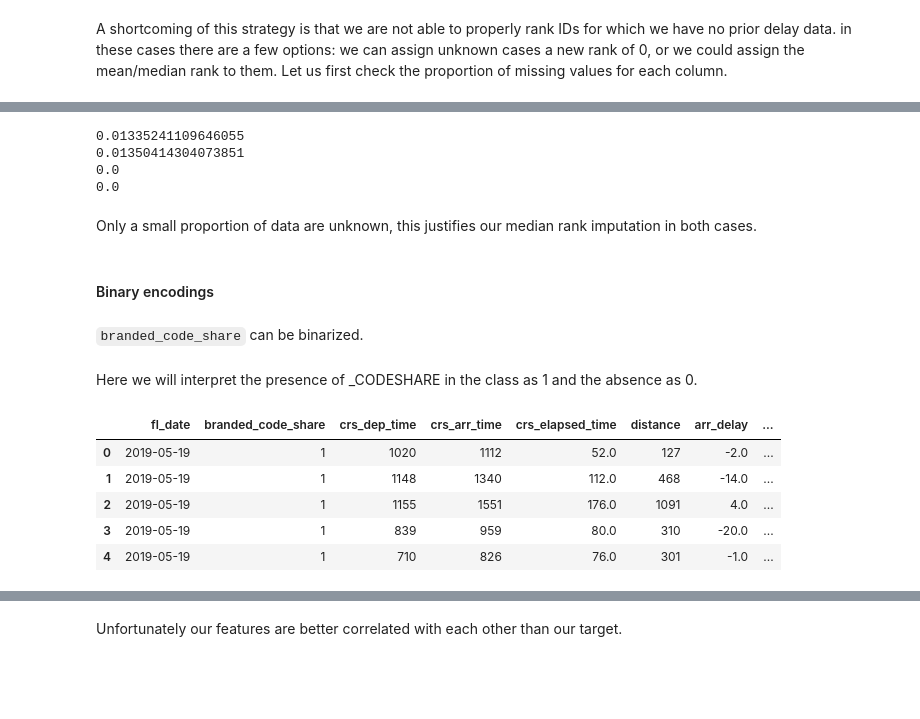
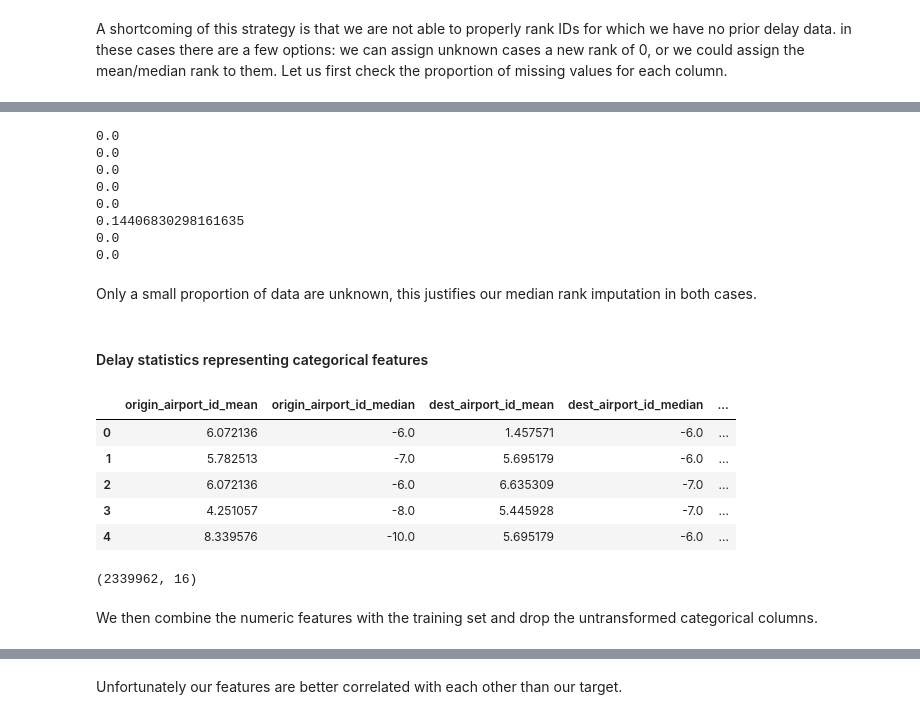
Before and after one commit to jsilke/flight-delay-prediction, a Jupyter notebook: Data/features/feature_selection_&_engineering.ipynb, the cells around one changed output, grey strips where cells are left out. Drawn from its saved outputs; the diff is of its cells as text; code cells hidden in the pictures; blank space fills up the shorter version.

```diff
--- a/Data/features/feature_selection_&_engineering.ipynb
+++ b/Data/features/feature_selection_&_engineering.ipynb
@@ -181,21 +185,23 @@ flights_test.head()
 # %%
+SUFFIX = '_rank'
+
 for feature in ordinal_mappings.keys():
     # Print the missing value percentage for each missing feature.
-    print(flights_test[
-        flights_test[f'{feature}_rank'].isna()
-        ].shape[0] / flights_test.shape[0] * 100)
+    print(flights_test_rank[
+        flights_test_rank[f'{feature}{SUFFIX}'].isna()
+        ].shape[0] / flights_test_rank.shape[0] * 100)
 
     # Impute the median rank of the feature for each missing value.
-    flights_test[f'{feature}_rank'] = flights_test[f'{feature}_rank'].fillna(
-        flights_test[f'{feature}_rank'].median())
+    flights_test_rank[f'{feature}{SUFFIX}'] = flights_test_rank[f'{feature}{SUFFIX}'].fillna(
+        flights_test_rank[f'{feature}{SUFFIX}'].median())
 # %% [output]
-0.01335241109646055
-0.01350414304073851
 0.0
 0.0
+0.0
+0.0
+0.0
+0.14406830298161635
+0.0
+0.0
 # %% [markdown]
 Only a small proportion of data are unknown, this justifies our median rank imputation in both cases.
-# %% [markdown]
-#### Binary encodings
-# %% [markdown]
-`branded_code_share` can be binarized.
@@ -204,15 +208,19 @@ dfs = (flights_subspace, flights_test)
-# %% [markdown]
-Here we will interpret the presence of _CODESHARE in the class as 1 and the absence as 0.
-# %%
-for df in dfs:
-    df['branded_code_share'] = df['branded_code_share'].apply(
-        lambda codeshare: 1 if (len(codeshare.split('_')) == 2) else 0)
-
-flights_subspace.head()
-# %% [output]
-|  | fl_date | branded_code_share | crs_dep_time | crs_arr_time | crs_elapsed_time | distance | arr_delay | ... |
-| 0 | 2019-05-19 | 1 | 1020 | 1112 | 52.0 | 127 | -2.0 | ... |
-| 1 | 2019-05-19 | 1 | 1148 | 1340 | 112.0 | 468 | -14.0 | ... |
-| 2 | 2019-05-19 | 1 | 1155 | 1551 | 176.0 | 1091 | 4.0 | ... |
-| 3 | 2019-05-19 | 1 | 839 | 959 | 80.0 | 310 | -20.0 | ... |
-| 4 | 2019-05-19 | 1 | 710 | 826 | 76.0 | 301 | -1.0 | ... |
+# %% [markdown]
+#### Delay statistics representing categorical features
+# %%
+# First the core data.
+stats_df, stats_mappings = stats.get_delay_statistics(flights_subspace_stats, categorical_to_numeric, flights_subspace_stats['arr_delay'])
+stats_df.head()
+# %% [output]
+|  | origin_airport_id_mean | origin_airport_id_median | dest_airport_id_mean | dest_airport_id_median | ... |
+| 0 | 6.072136 | -6.0 | 1.457571 | -6.0 | ... |
+| 1 | 5.782513 | -7.0 | 5.695179 | -6.0 | ... |
+| 2 | 6.072136 | -6.0 | 6.635309 | -7.0 | ... |
+| 3 | 4.251057 | -8.0 | 5.445928 | -7.0 | ... |
+| 4 | 8.339576 | -10.0 | 5.695179 | -6.0 | ... |
+# %%
+stats_df.shape
+# %% [output]
+(2339962, 16)
+# %% [markdown]
+We then combine the numeric features with the training set and drop the untransformed categorical columns.
```
Also changed, not shown: parts of 41 cells of this notebook, 2 other files.
